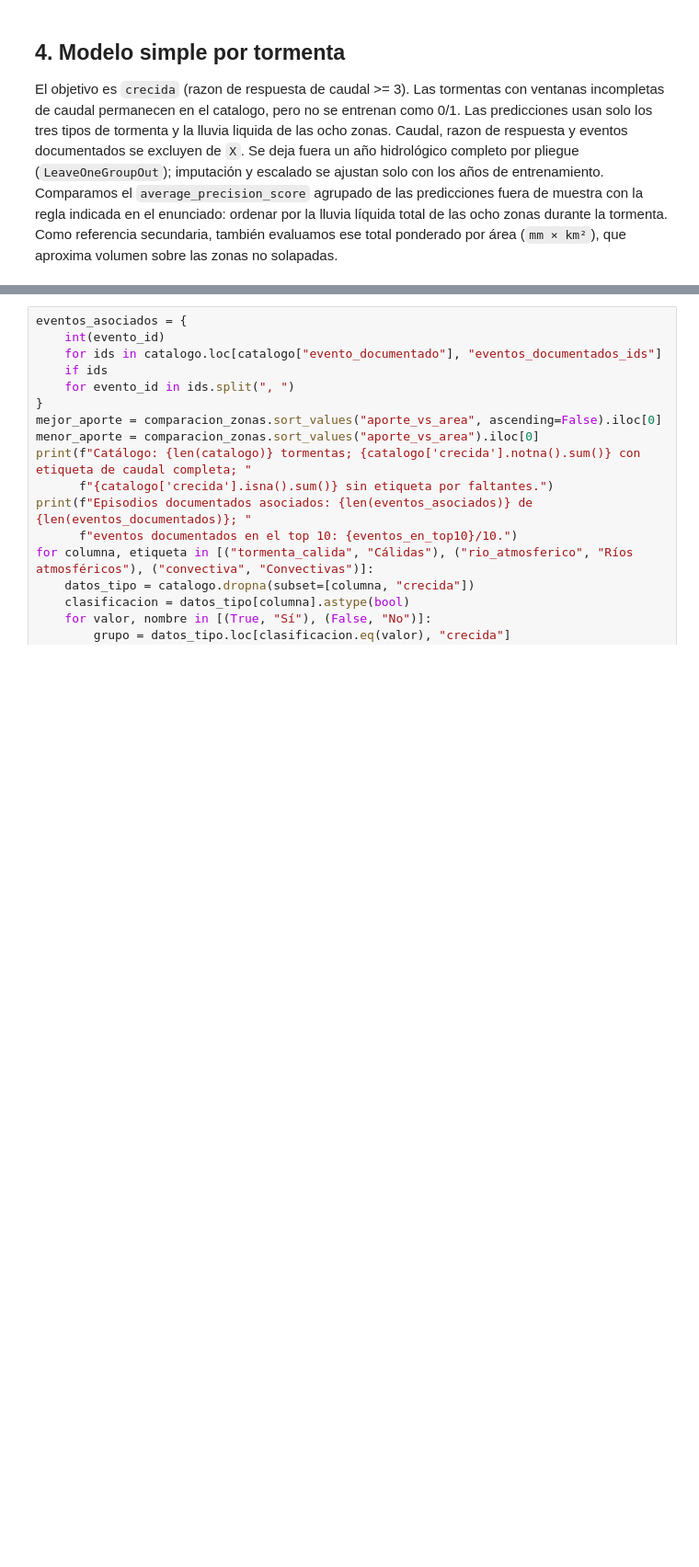
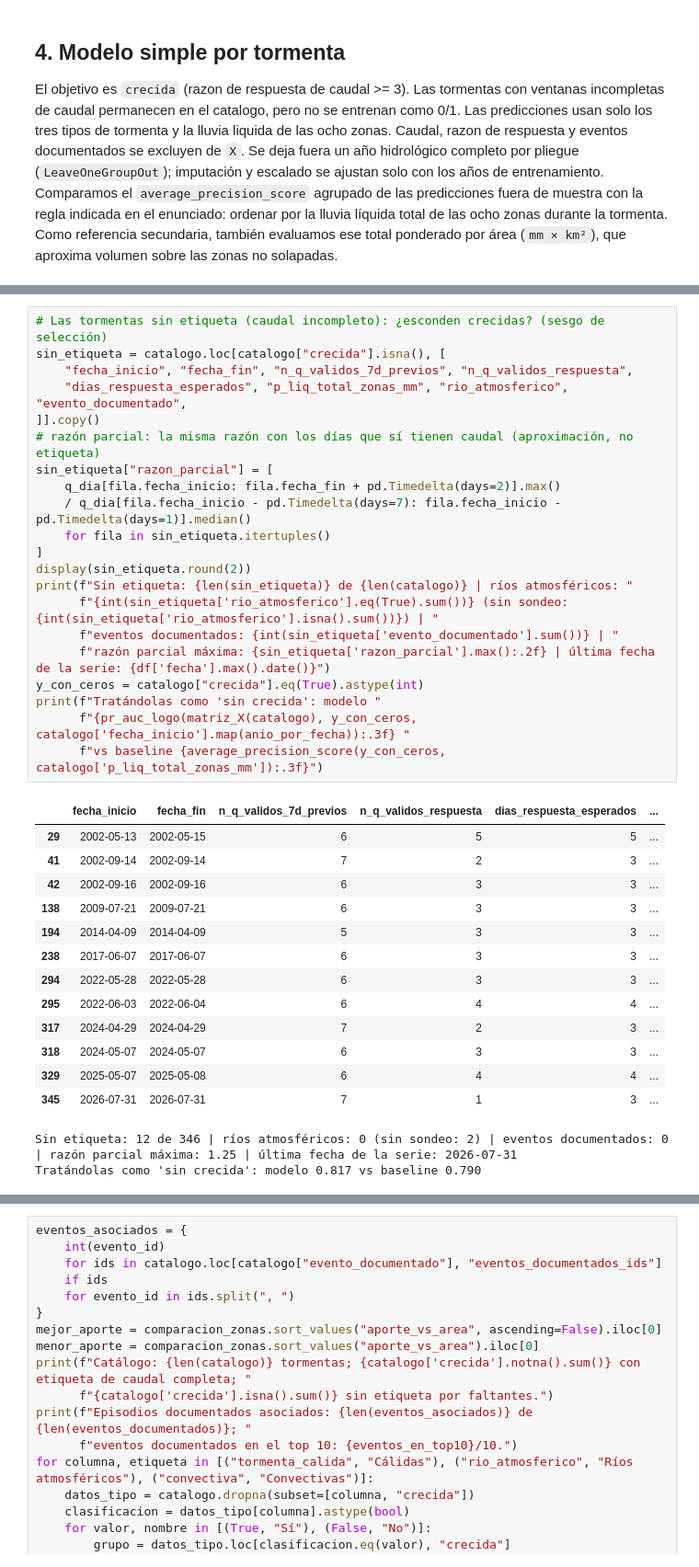
Before and after one commit to astroACR/REDTEAM-RioMaipo, a Jupyter notebook: nivel 3 hackathon.ipynb, the cells around one changed output, grey strips where cells are left out. Shown at 92% size. Saved outputs shown, nothing was run; the diff lists cells and outputs as text; blank space fills up the shorter version.

```diff
--- a/nivel 3 hackathon.ipynb
+++ b/nivel 3 hackathon.ipynb
@@ -699,3 +881,40 @@ PR-AUC regla 'río atmosférico + lluvia líquida': 0.794 (modelo 0.818)
+# %%
+# Las tormentas sin etiqueta (caudal incompleto): ¿esconden crecidas? (sesgo de selección)
+sin_etiqueta = catalogo.loc[catalogo["crecida"].isna(), [
+    "fecha_inicio", "fecha_fin", "n_q_validos_7d_previos", "n_q_validos_respuesta",
+    "dias_respuesta_esperados", "p_liq_total_zonas_mm", "rio_atmosferico", "evento_documentado",
+]].copy()
+# razón parcial: la misma razón con los días que sí tienen caudal (aproximación, no etiqueta)
+sin_etiqueta["razon_parcial"] = [
+    q_dia[fila.fecha_inicio: fila.fecha_fin + pd.Timedelta(days=2)].max()
+    / q_dia[fila.fecha_inicio - pd.Timedelta(days=7): fila.fecha_inicio - pd.Timedelta(days=1)].median()
+    for fila in sin_etiqueta.itertuples()
+]
+display(sin_etiqueta.round(2))
+print(f"Sin etiqueta: {len(sin_etiqueta)} de {len(catalogo)} | ríos atmosféricos: "
+      f"{int(sin_etiqueta['rio_atmosferico'].eq(True).sum())} (sin sondeo: {int(sin_etiqueta['rio_atmosferico'].isna().sum())}) | "
+      f"eventos documentados: {int(sin_etiqueta['evento_documentado'].sum())} | "
+      f"razón parcial máxima: {sin_etiqueta['razon_parcial'].max():.2f} | última fecha de la serie: {df['fecha'].max().date()}")
+y_con_ceros = catalogo["crecida"].eq(True).astype(int)
+print(f"Tratándolas como 'sin crecida': modelo "
+      f"{pr_auc_logo(matriz_X(catalogo), y_con_ceros, catalogo['fecha_inicio'].map(anio_por_fecha)):.3f} "
+      f"vs baseline {average_precision_score(y_con_ceros, catalogo['p_liq_total_zonas_mm']):.3f}")
+# %% [output]
+|  | fecha_inicio | fecha_fin | n_q_validos_7d_previos | n_q_validos_respuesta | dias_respuesta_esperados | ... |
+| 29 | 2002-05-13 | 2002-05-15 | 6 | 5 | 5 | ... |
+| 41 | 2002-09-14 | 2002-09-14 | 7 | 2 | 3 | ... |
+| 42 | 2002-09-16 | 2002-09-16 | 6 | 3 | 3 | ... |
+| 138 | 2009-07-21 | 2009-07-21 | 6 | 3 | 3 | ... |
+| 194 | 2014-04-09 | 2014-04-09 | 5 | 3 | 3 | ... |
+| 238 | 2017-06-07 | 2017-06-07 | 6 | 3 | 3 | ... |
+| 294 | 2022-05-28 | 2022-05-28 | 6 | 3 | 3 | ... |
+| 295 | 2022-06-03 | 2022-06-04 | 6 | 4 | 4 | ... |
+| 317 | 2024-04-29 | 2024-04-29 | 7 | 2 | 3 | ... |
+| 318 | 2024-05-07 | 2024-05-07 | 6 | 3 | 3 | ... |
+| 329 | 2025-05-07 | 2025-05-08 | 6 | 4 | 4 | ... |
+| 345 | 2026-07-31 | 2026-07-31 | 7 | 1 | 3 | ... |
+Sin etiqueta: 12 de 346 | ríos atmosféricos: 0 (sin sondeo: 2) | eventos documentados: 0 | razón parcial máxima: 1.25 | última fecha de la serie: 2026-07-31
+Tratándolas como 'sin crecida': modelo 0.817 vs baseline 0.790
 # %% [markdown]
 ## 5. Conclusiones e interpretación
 
```
Also changed, not shown: parts of 7 cells of this notebook, 1 other file.
